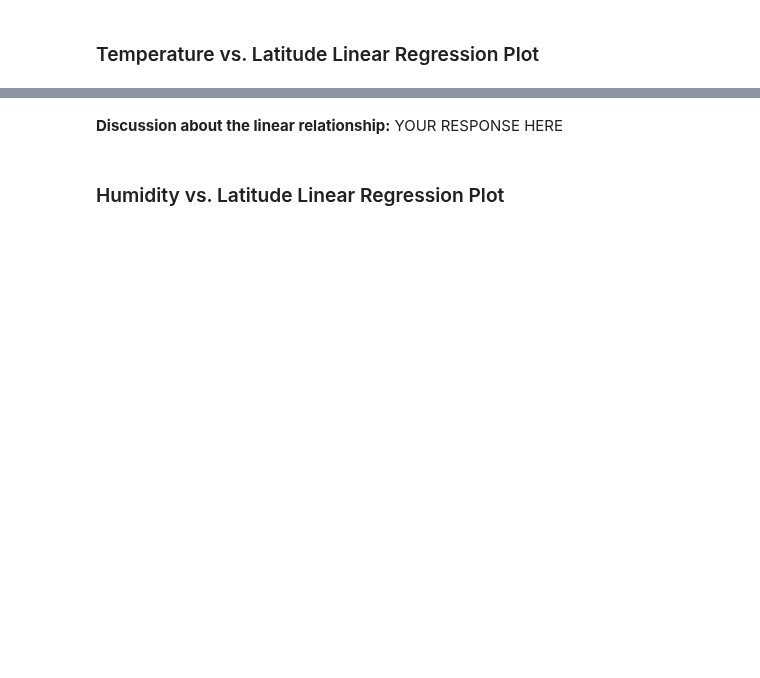
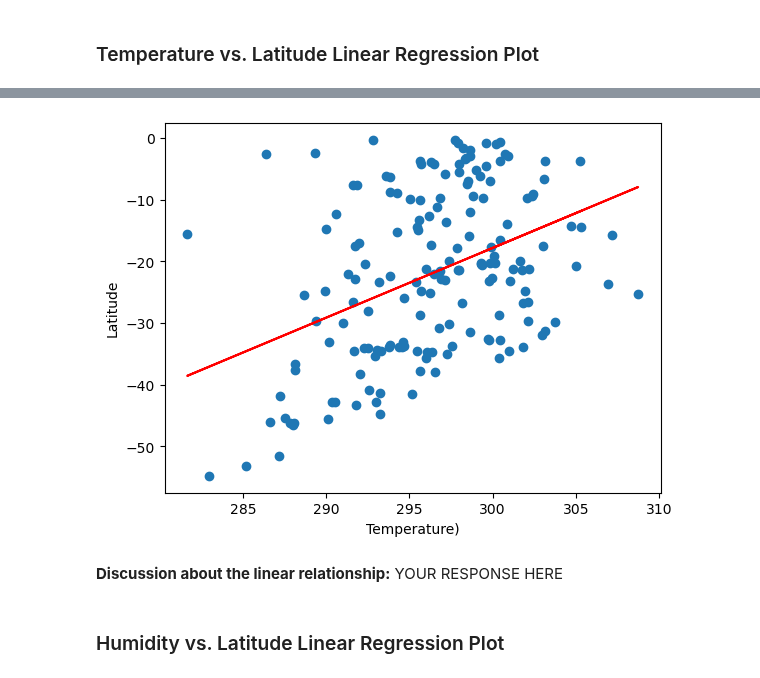
Before and after one commit to b-wild/API_challenge, a Jupyter notebook: WeatherPy_assigment.ipynb, the cells around one changed output, grey strips where cells are left out. Drawn from its saved outputs; the diff is of its cells as text; code cells hidden in the pictures; blank space fills up the shorter version.

```diff
--- a/WeatherPy_assigment.ipynb
+++ b/WeatherPy_assigment.ipynb
@@ -263,6 +334,6 @@ northern_hemi_df.head()
 # %%
 # Create a DataFrame with the Southern Hemisphere data (Latitude < 0)
-southern_hemi_df = pd.dataframe({city_data_df.loc["Lat"]>=0})
+southern_hemi_df = city_data_df.loc[(city_data_df["Lat"] < 0)]
 
 # Display sample data
 southern_hemi_df.head()
@@ -285,17 +366,19 @@ plt.show()
 # %%
 # Linear regression on Southern Hemisphere
-x_value = southern_hemi_df["Temperature"]
+x_value = southern_hemi_df["Max Temp"]
 y_value = southern_hemi_df["Lat"]
 
 (slope, intercept, rvalue, pvalue, stderr) = linregress(x_value, y_value)
 regress_values = x_value * slope + intercept
 line_eq = "y = " + str(round(slope,2)) + "x + " + str(round(intercept,2))
 plt.scatter(x_value,y_value)
 plt.plot(x_value,regress_values,"r-")
 plt.annotate(line_eq,(6,10),fontsize=15,color="red")
 plt.xlabel('Temperature)')
 plt.ylabel('Latitude')
 plt.show()
+# %% [output]
+[figure, added]
 # %% [markdown]
 **Discussion about the linear relationship:** YOUR RESPONSE HERE
 # %% [markdown]
```
Also changed, not shown: parts of 21 cells of this notebook, 6 other files.
